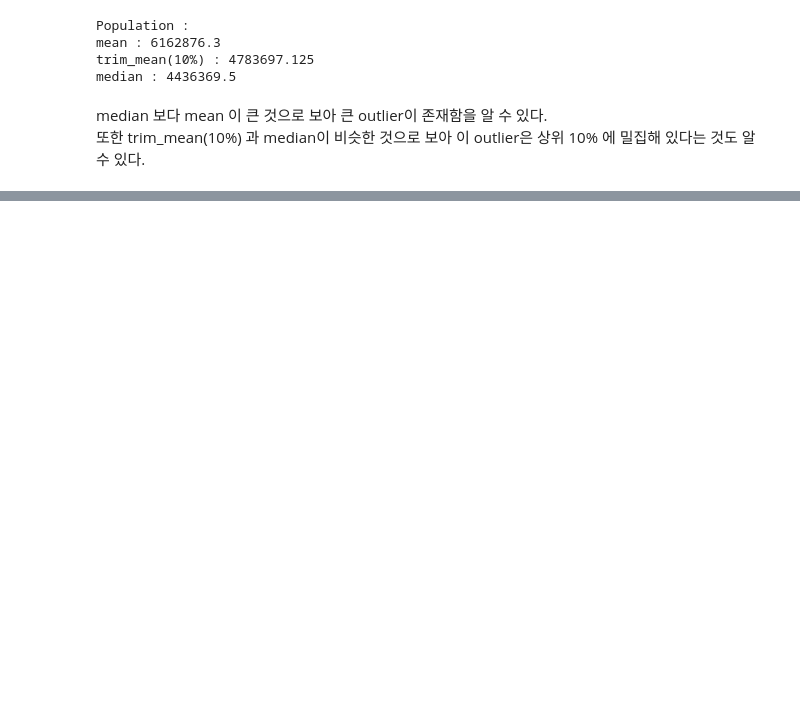
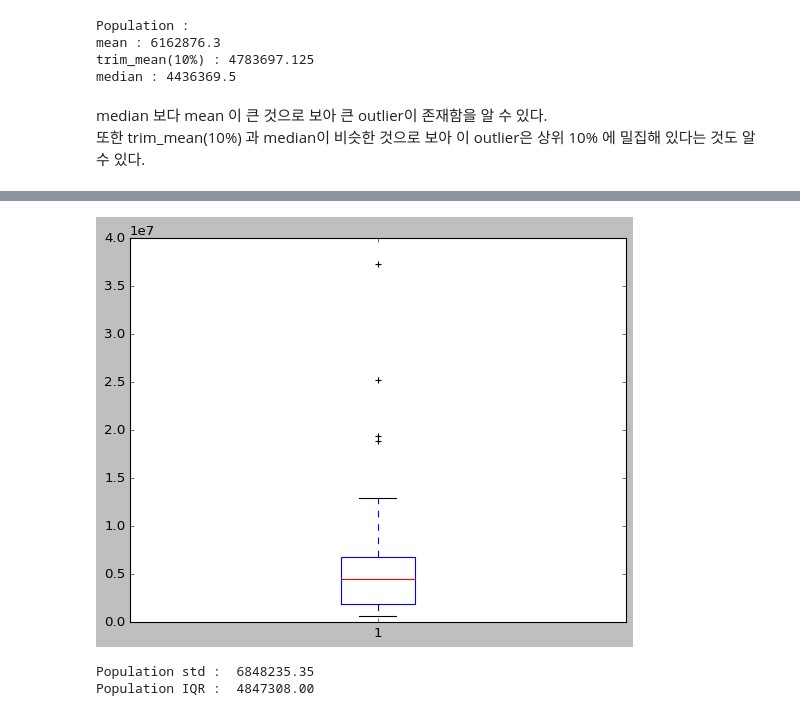
Before and after one commit to Hosung-Ahn/StatisticsForData, a Jupyter notebook: Chapter1-EDA/note.ipynb, the cells around one changed output, grey strips where cells are left out. Saved outputs shown, nothing was run; the diff lists cells and outputs as text; code cells hidden in the pictures; blank space fills up the shorter version.

```diff
--- a/Chapter1-EDA/note.ipynb
+++ b/Chapter1-EDA/note.ipynb
@@ -62,0 +71,12 @@ plt.vlines(np.linspace(*bounds,11), min(state_sorted.Population),
+# %%
+plt.boxplot(state.Population)
+plt.show()
+# %% [output]
+[figure, added]
+# %%
+print(f"Population std : {state.Population.std() : 0.2f}")
+population_IQR = state.Population.quantile(0.75) - state.Population.quantile(0.25)
+print(f"Population IQR : {population_IQR : 0.2f}")
+# %% [output]
+Population std :  6848235.35
+Population IQR :  4847308.00
```
Also changed, not shown: parts of 11 cells of this notebook, 3 other files.
